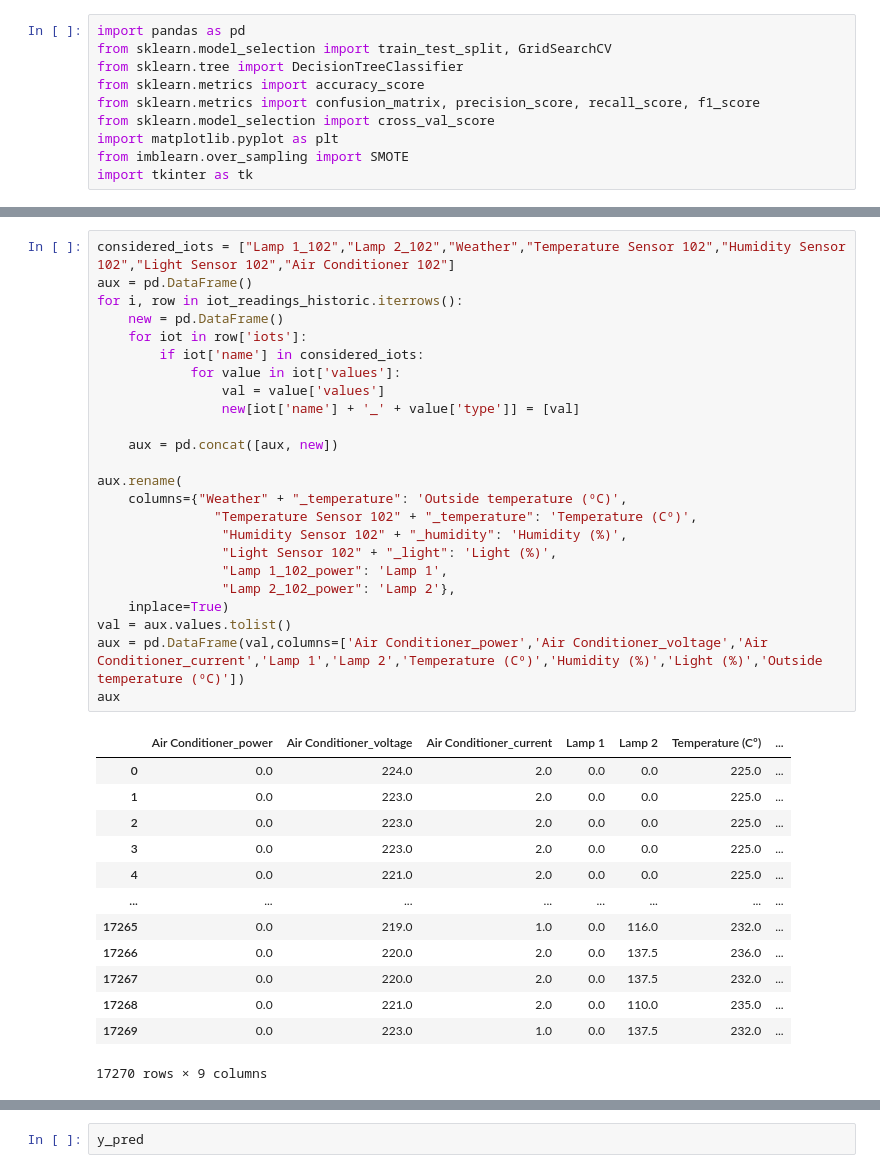
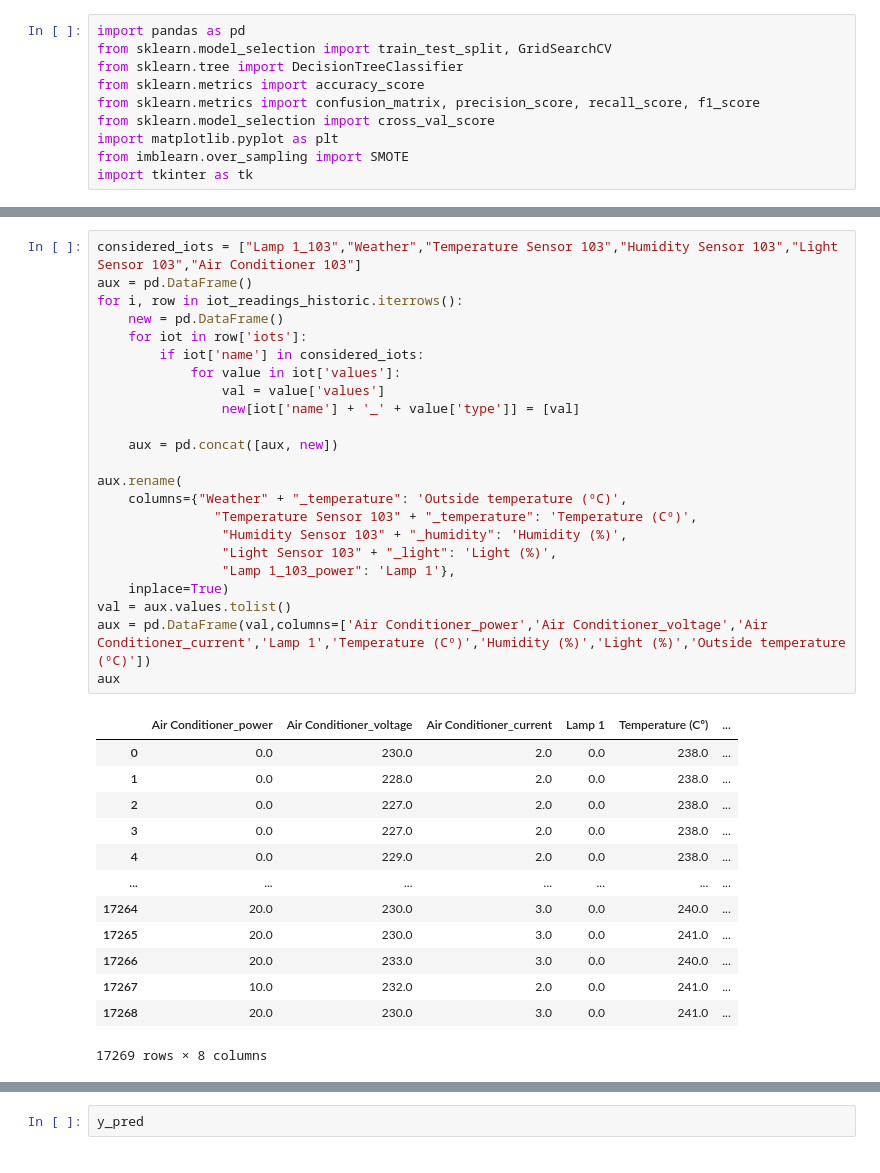
Before and after one commit to rafaeldpsilva/ac-optimization-bruno, a Jupyter notebook: GECAD103 - Arvore de DecisÃ£o - COM Oversampling (Grid Search).ipynb, the cells around one changed output, grey strips where cells are left out. Cells and saved outputs as stored; diff of their text form.

```diff
--- a/GECAD103 - Arvore de DecisÃ£o - COM Oversampling (Grid Search).ipynb
+++ b/GECAD103 - Arvore de DecisÃ£o - COM Oversampling (Grid Search).ipynb
@@ -37,41 +37,40 @@ iot_readings_historic
 # %%
-considered_iots = ["Lamp 1_102","Lamp 2_102","Weather","Temperature Sensor 102","Humidity Sensor 102","Light Sensor 102","Air Conditioner 102"]
+considered_iots = ["Lamp 1_103","Weather","Temperature Sensor 103","Humidity Sensor 103","Light Sensor 103","Air Conditioner 103"]
 aux = pd.DataFrame()
 for i, row in iot_readings_historic.iterrows():
     new = pd.DataFrame()
     for iot in row['iots']:
         if iot['name'] in considered_iots:
             for value in iot['values']:
                 val = value['values']
                 new[iot['name'] + '_' + value['type']] = [val]
 
     aux = pd.concat([aux, new])
 
 aux.rename(
     columns={"Weather" + "_temperature": 'Outside temperature (ºC)',
-               "Temperature Sensor 102" + "_temperature": 'Temperature (Cº)',
-                "Humidity Sensor 102" + "_humidity": 'Humidity (%)',
-                "Light Sensor 102" + "_light": 'Light (%)',
-                "Lamp 1_102_power": 'Lamp 1',
-                "Lamp 2_102_power": 'Lamp 2'},
+               "Temperature Sensor 103" + "_temperature": 'Temperature (Cº)',
+                "Humidity Sensor 103" + "_humidity": 'Humidity (%)',
+                "Light Sensor 103" + "_light": 'Light (%)',
+                "Lamp 1_103_power": 'Lamp 1'},
     inplace=True)
 val = aux.values.tolist()
-aux = pd.DataFrame(val,columns=['Air Conditioner_power','Air Conditioner_voltage','Air Conditioner_current','Lamp 1','Lamp 2','Temperature (Cº)','Humidity (%)','Light (%)','Outside temperature (ºC)'])
+aux = pd.DataFrame(val,columns=['Air Conditioner_power','Air Conditioner_voltage','Air Conditioner_current','Lamp 1','Temperature (Cº)','Humidity (%)','Light (%)','Outside temperature (ºC)'])
 aux
 # %% [output]
-|  | Air Conditioner_power | Air Conditioner_voltage | Air Conditioner_current | Lamp 1 | Lamp 2 | Temperature (Cº) | ... |
-| 0 | 0.0 | 224.0 | 2.0 | 0.0 | 0.0 | 225.0 | ... |
-| 1 | 0.0 | 223.0 | 2.0 | 0.0 | 0.0 | 225.0 | ... |
-| 2 | 0.0 | 223.0 | 2.0 | 0.0 | 0.0 | 225.0 | ... |
-| 3 | 0.0 | 223.0 | 2.0 | 0.0 | 0.0 | 225.0 | ... |
-| 4 | 0.0 | 221.0 | 2.0 | 0.0 | 0.0 | 225.0 | ... |
-| ... | ... | ... | ... | ... | ... | ... | ... |
-| 17265 | 0.0 | 219.0 | 1.0 | 0.0 | 116.0 | 232.0 | ... |
-| 17266 | 0.0 | 220.0 | 2.0 | 0.0 | 137.5 | 236.0 | ... |
-| 17267 | 0.0 | 220.0 | 2.0 | 0.0 | 137.5 | 232.0 | ... |
-| 17268 | 0.0 | 221.0 | 2.0 | 0.0 | 110.0 | 235.0 | ... |
-| 17269 | 0.0 | 223.0 | 1.0 | 0.0 | 137.5 | 232.0 | ... |
+|  | Air Conditioner_power | Air Conditioner_voltage | Air Conditioner_current | Lamp 1 | Temperature (Cº) | ... |
+| 0 | 0.0 | 230.0 | 2.0 | 0.0 | 238.0 | ... |
+| 1 | 0.0 | 228.0 | 2.0 | 0.0 | 238.0 | ... |
+| 2 | 0.0 | 227.0 | 2.0 | 0.0 | 238.0 | ... |
+| 3 | 0.0 | 227.0 | 2.0 | 0.0 | 238.0 | ... |
+| 4 | 0.0 | 229.0 | 2.0 | 0.0 | 238.0 | ... |
+| ... | ... | ... | ... | ... | ... | ... |
+| 17264 | 20.0 | 230.0 | 3.0 | 0.0 | 240.0 | ... |
+| 17265 | 20.0 | 230.0 | 3.0 | 0.0 | 241.0 | ... |
+| 17266 | 20.0 | 233.0 | 3.0 | 0.0 | 240.0 | ... |
+| 17267 | 10.0 | 232.0 | 2.0 | 0.0 | 241.0 | ... |
+| 17268 | 20.0 | 230.0 | 3.0 | 0.0 | 241.0 | ... |
-17270 rows × 9 columns
+17269 rows × 8 columns
 # %%
 df = aux
 df['AC status'] = df.apply(lambda x: 0 if x['Air Conditioner_power'] == 0 else 1, axis=1)
```
Also changed, not shown: parts of 4 cells of this notebook, 1 other file.
